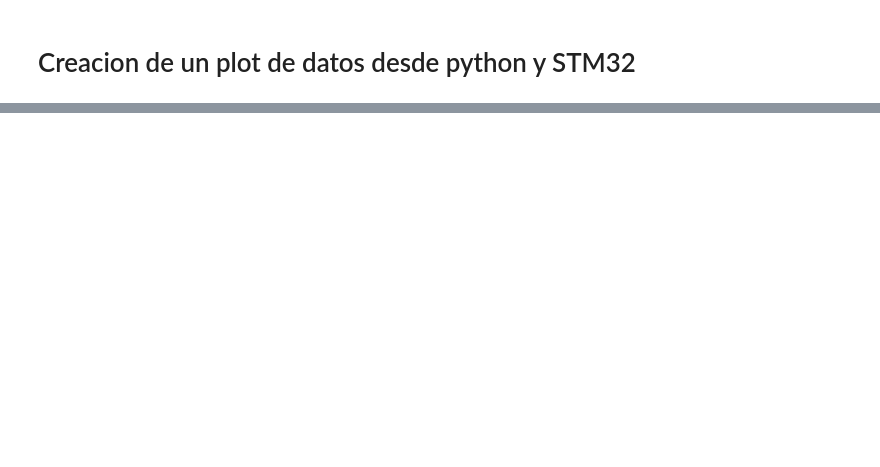
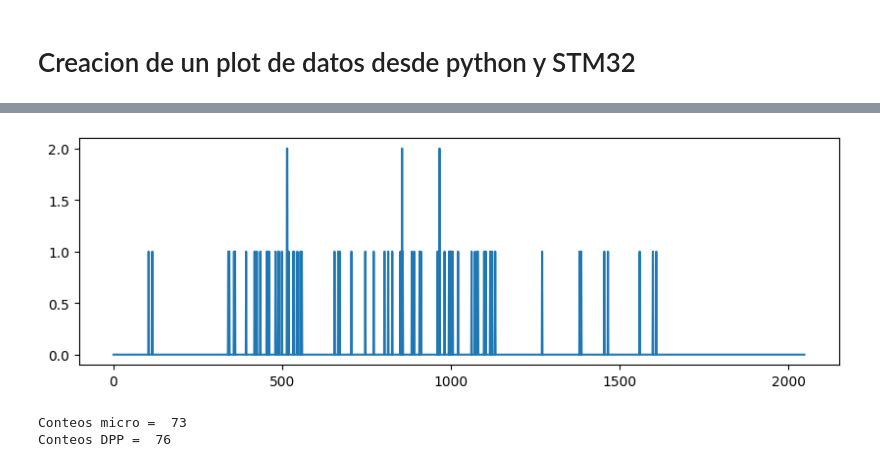
Before and after one commit to fabioc9675/TrapezoidalShaper_Prj, a Jupyter notebook: Stm32/Dpp_counter/Python/SerialPlot.ipynb, the cells around one changed output, grey strips where cells are left out. Saved outputs shown, nothing was run; the diff lists cells and outputs as text; code cells hidden in the pictures; blank space fills up the shorter version.

Commit message:
Implementation of DPP counter in STM32

```diff
--- a/Stm32/Dpp_counter/Python/SerialPlot.ipynb
+++ b/Stm32/Dpp_counter/Python/SerialPlot.ipynb
@@ -99,0 +106,35 @@ df.to_csv('tra_signal_04.csv', index=False)
+# %%
+# Configuración de la conexión serial
+ser = serial.Serial('COM6', 460800, timeout=1)  # Cambia '/dev/ttyUSB0' por tu puerto serial
+# Si estás en Windows, el puerto podría ser algo como 'COM3'
+
+# Envía un carácter para solicitar los datos
+ser.write(b'H')  # Enviar un carácter cualquiera, aquí 'R'
+
+# Lee 1024 valores del ADC
+dpp_values = []
+for _ in range(2048):
+    line = ser.readline().decode('utf-8').strip()
+    if line.isdigit():
+        dpp_values.append(int(line))
+
+# Envía un carácter para solicitar los datos
+ser.write(b'J')  # Enviar un carácter cualquiera, aquí 'R'
+
+# Lee 1024 valores del ADC
+counter = int(ser.readline().decode('utf-8').strip())
+
+# Cierra la conexión serial
+ser.close()
+# %%
+plt.figure(figsize=(10,3))
+# plt.bar(range(0, 2048), dpp_values)#, edgecolor='black')
+plt.plot(dpp_values)
+plt.show()
+
+print("Conteos micro = ", counter)
+print("Conteos DPP = ", np.sum(np.array(dpp_values)))
+# %% [output]
+[figure, added]
+Conteos micro =  73
+Conteos DPP =  76
```
Also changed, not shown: parts of 6 cells of this notebook, 3 other files.
